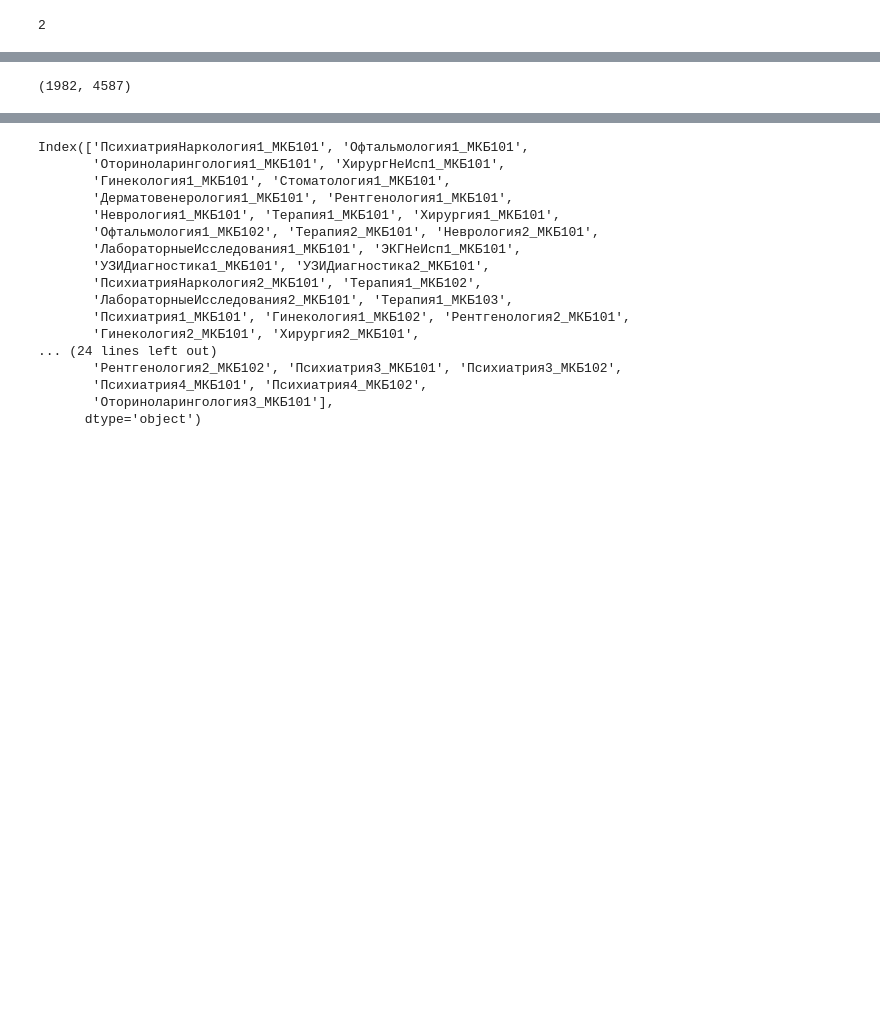
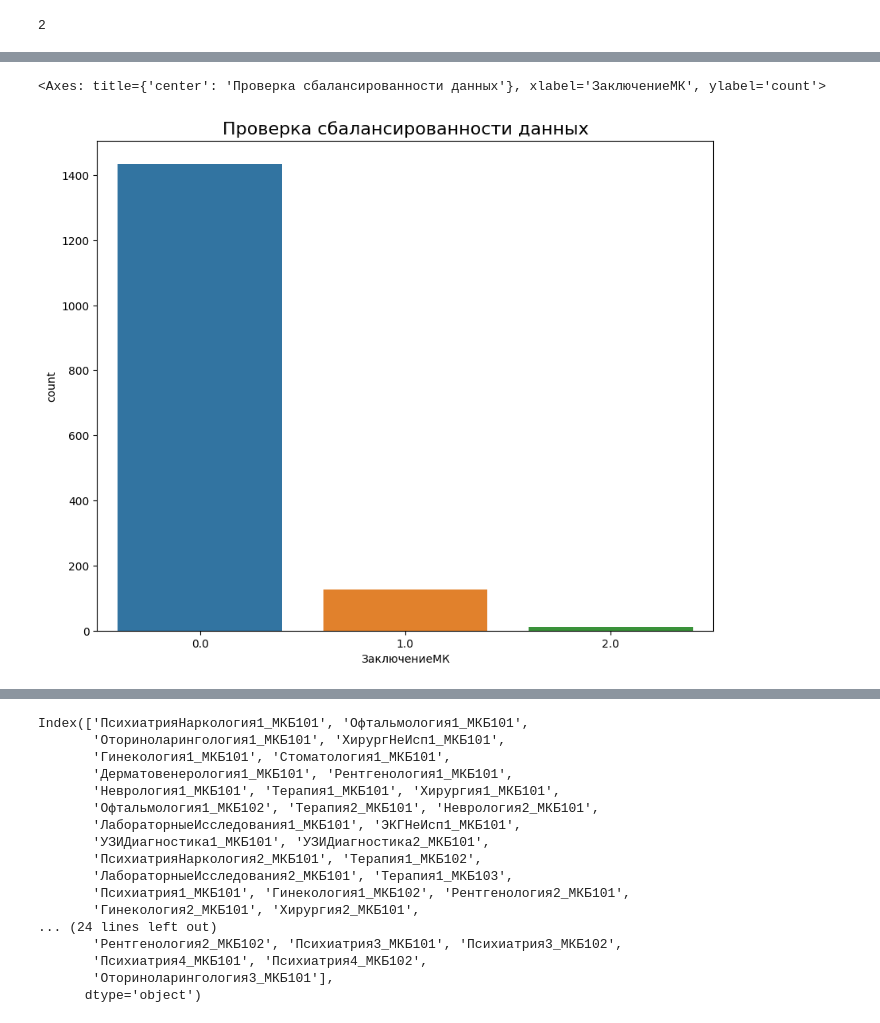
Before and after one commit to ardun12/InspectrumClinic_RecSys, a Jupyter notebook: Paul Himyak/profpatolog.ipynb, the cells around one changed output, grey strips where cells are left out. Saved outputs shown, nothing was run; the diff lists cells and outputs as text; code cells hidden in the pictures; blank space fills up the shorter version.

```diff
--- a/Paul Himyak/profpatolog.ipynb
+++ b/Paul Himyak/profpatolog.ipynb
@@ -178,4 +180,12 @@ pd.get_dummies(df['ЗаключениеМК'])
-# %%
-df.shape
-# %% [output]
-(1982, 4587)
+# %%
+# Задаем размер полотна
+plt.figure(figsize=(10,8))
+
+# Добавляем название графика
+plt.title('Проверка сбалансированности данных', fontsize=16)
+
+# Строим график countplot
+sns.countplot(x=FIELD_CONCLUSION, data=df_new)
+# %% [output]
+<Axes: title={'center': 'Проверка сбалансированности данных'}, xlabel='ЗаключениеМК', ylabel='count'>
+[figure, added]
```
Also changed, not shown: parts of 46 cells of this notebook.
